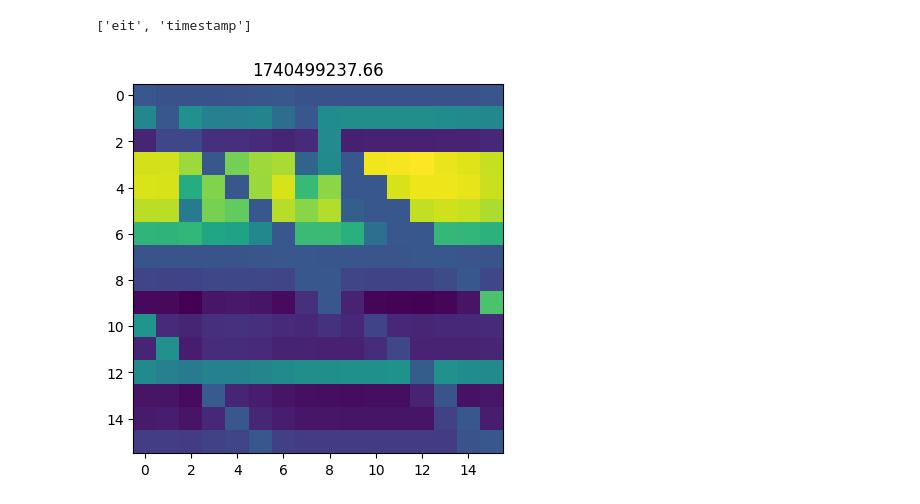
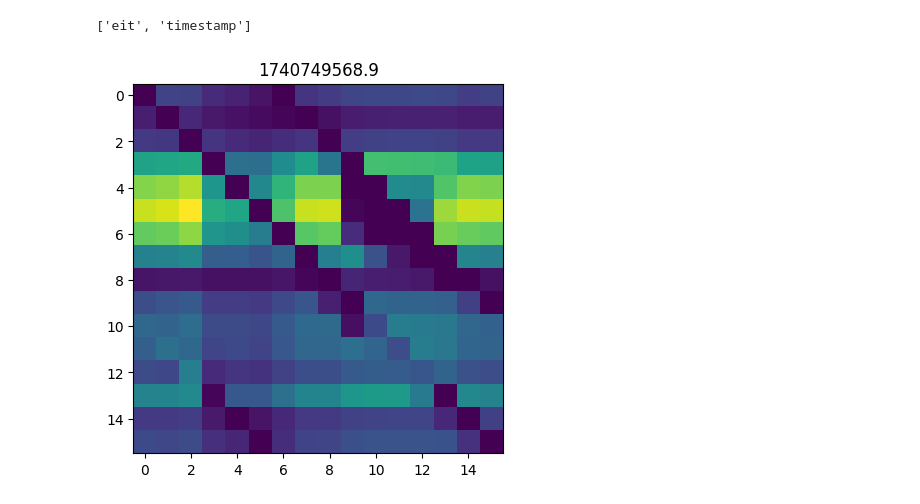
Before and after one commit to Arash-Keshavarz/EIT_Thigh_Force_Estimation, a Jupyter notebook: notebooks/eit_to_npz_file.ipynb, the cells around one changed output. Saved outputs shown, nothing was run; the diff lists cells and outputs as text; code cells hidden in the pictures.

```diff
--- a/notebooks/eit_to_npz_file.ipynb
+++ b/notebooks/eit_to_npz_file.ipynb
@@ -44,14 +44,16 @@ Saved: /Users/MA_Arash/EIT_Thigh_Force_Measurement/Final_Measurement/P12/eit_raw
 
 process_eit_files(tar_path=tar_path, skip=5, n_el=16)
 # %%
+import numpy as np
+import matplotlib.pyplot as plt
 
-tmp = np.load('/Users/MA_Arash/EIT_Thigh_Force_Measurement/Final_Measurement/P12/eit_raw/20250225 17.00.37/processed/setup_00004.npz', allow_pickle=True)
+tmp = np.load('/Users/MA_Arash/MA_git/EIT_Thigh_Force_Estimation/Final_Measurements/P15/eit_processed/setup_00001.npz', allow_pickle=True)
 tmp.files
 # %% [output]
 ['eit', 'timestamp']
 # %%
 plt.title(tmp["timestamp"])
-plt.imshow(tmp["eit"].real)
+plt.imshow(np.abs(tmp["eit"]))
 plt.show()
 # %% [output]
-[figure, old version]
+[figure, new version]
```
Also changed, not shown: 13 other files.
